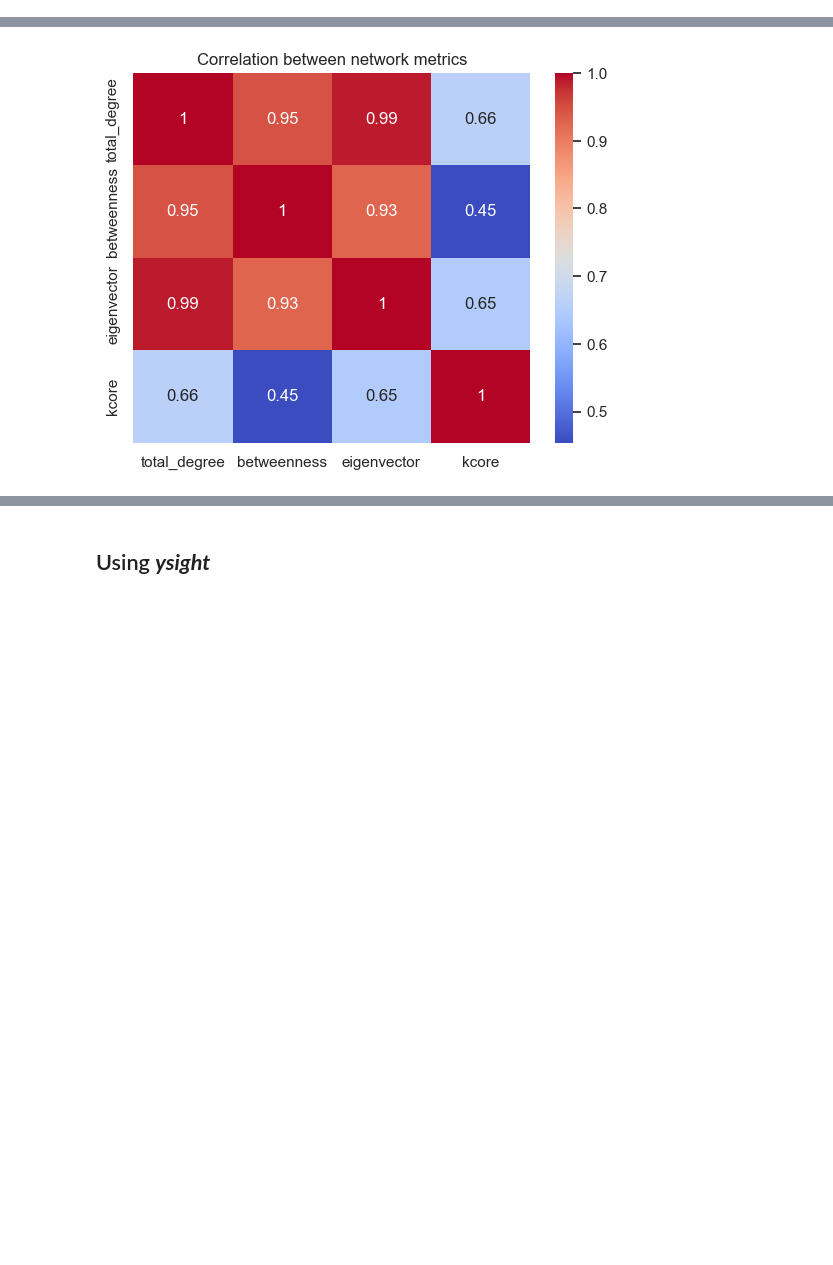
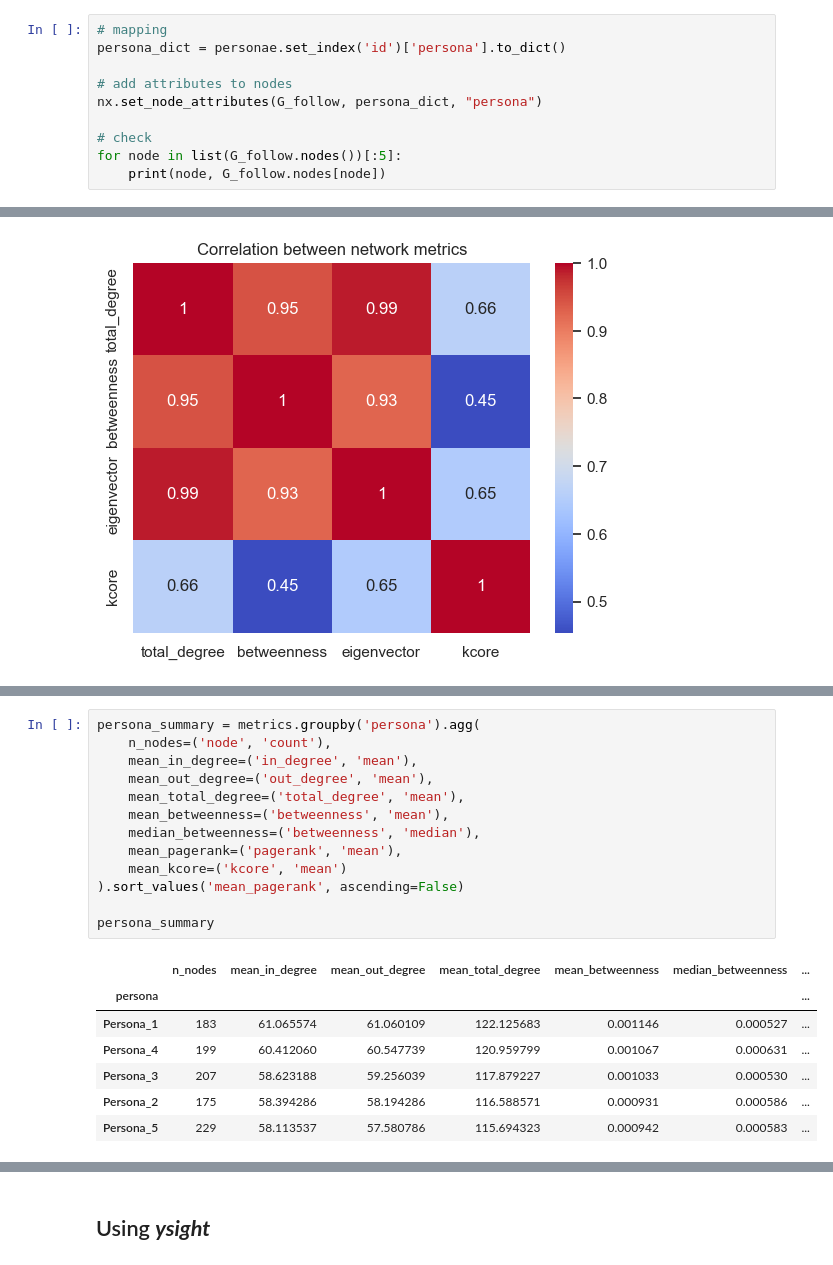
Before and after one commit to MagdalenaWilk/Personality-Driven_Behaviour_in_Synthetic_Social_Networks, a Jupyter notebook: analysis_1.ipynb, the cells around one changed output, grey strips where cells are left out. Cells and saved outputs as stored; diff of their text form; blank space fills up the shorter version.

```diff
--- a/analysis_1.ipynb
+++ b/analysis_1.ipynb
@@ -1003,0 +1067,10 @@ Modularity score: 0.097
+# %%
+# mapping
+persona_dict = personae.set_index('id')['persona'].to_dict()
+
+# add attributes to nodes
+nx.set_node_attributes(G_follow, persona_dict, "persona")
+
+# check
+for node in list(G_follow.nodes())[:5]:
+    print(node, G_follow.nodes[node])
@@ -1118,0 +1225,21 @@ Name: total_degree, dtype: float64
+# %%
+persona_summary = metrics.groupby('persona').agg(
+    n_nodes=('node', 'count'),
+    mean_in_degree=('in_degree', 'mean'),
+    mean_out_degree=('out_degree', 'mean'),
+    mean_total_degree=('total_degree', 'mean'),
+    mean_betweenness=('betweenness', 'mean'),
+    median_betweenness=('betweenness', 'median'),
+    mean_pagerank=('pagerank', 'mean'),
+    mean_kcore=('kcore', 'mean')
+).sort_values('mean_pagerank', ascending=False)
+
+persona_summary
+# %% [output]
+|  | n_nodes | mean_in_degree | mean_out_degree | mean_total_degree | mean_betweenness | median_betweenness | ... |
+| persona |  |  |  |  |  |  | ... |
+| Persona_1 | 183 | 61.065574 | 61.060109 | 122.125683 | 0.001146 | 0.000527 | ... |
+| Persona_4 | 199 | 60.412060 | 60.547739 | 120.959799 | 0.001067 | 0.000631 | ... |
+| Persona_3 | 207 | 58.623188 | 59.256039 | 117.879227 | 0.001033 | 0.000530 | ... |
+| Persona_2 | 175 | 58.394286 | 58.194286 | 116.588571 | 0.000931 | 0.000586 | ... |
+| Persona_5 | 229 | 58.113537 | 57.580786 | 115.694323 | 0.000942 | 0.000583 | ... |
```
Also changed, not shown: parts of 29 cells of this notebook, 1 other file.
